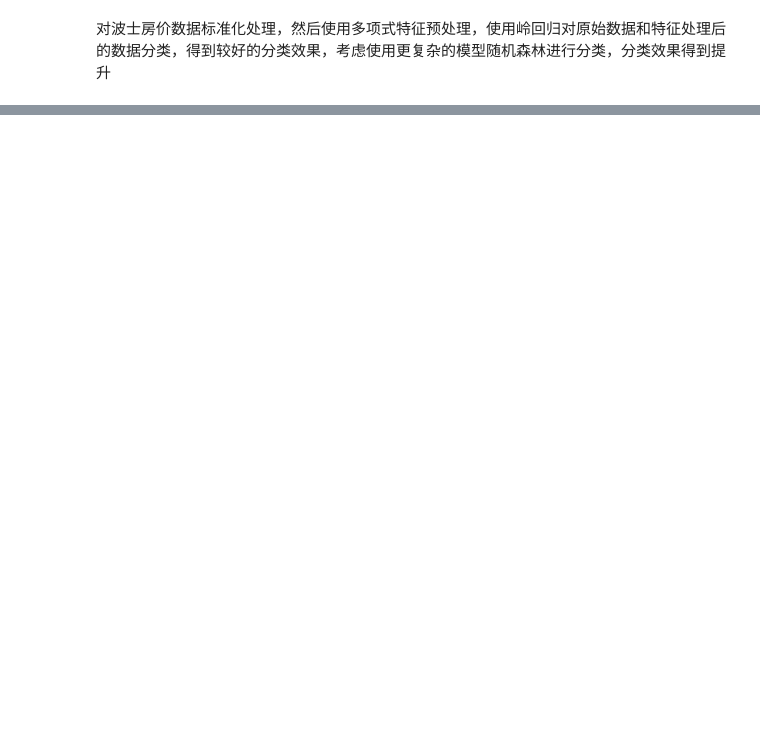
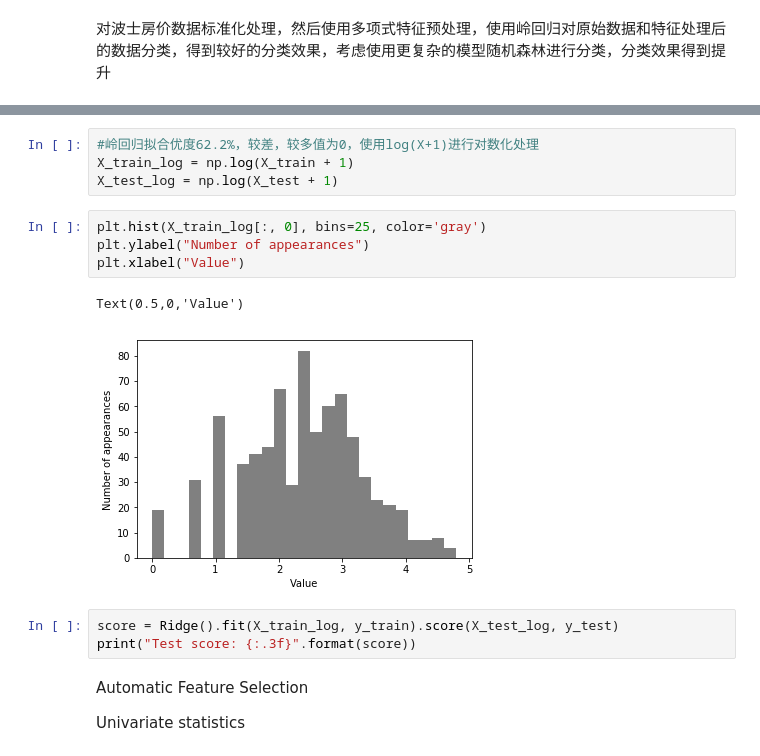
Before and after one commit to AnnYN/classify, a Jupyter notebook: chapter4.ipynb, the cells around one changed output, grey strips where cells are left out. Saved outputs shown, nothing was run; the diff lists cells and outputs as text; blank space fills up the shorter version.

```diff
--- a/chapter4.ipynb
+++ b/chapter4.ipynb
@@ -276,0 +323,18 @@ Score with interactions: 0.758
+# %%
+#岭回归拟合优度62.2%，较差，较多值为0，使用log(X+1)进行对数化处理
+X_train_log = np.log(X_train + 1)
+X_test_log = np.log(X_test + 1)
+# %%
+plt.hist(X_train_log[:, 0], bins=25, color='gray')
+plt.ylabel("Number of appearances")
+plt.xlabel("Value")
+# %% [output]
+Text(0.5,0,'Value')
+[figure, added]
+# %%
+score = Ridge().fit(X_train_log, y_train).score(X_test_log, y_test)
+print("Test score: {:.3f}".format(score))
+# %% [markdown]
+Automatic Feature Selection
+
+Univariate statistics
```
Also changed, not shown: parts of 18 cells of this notebook.
